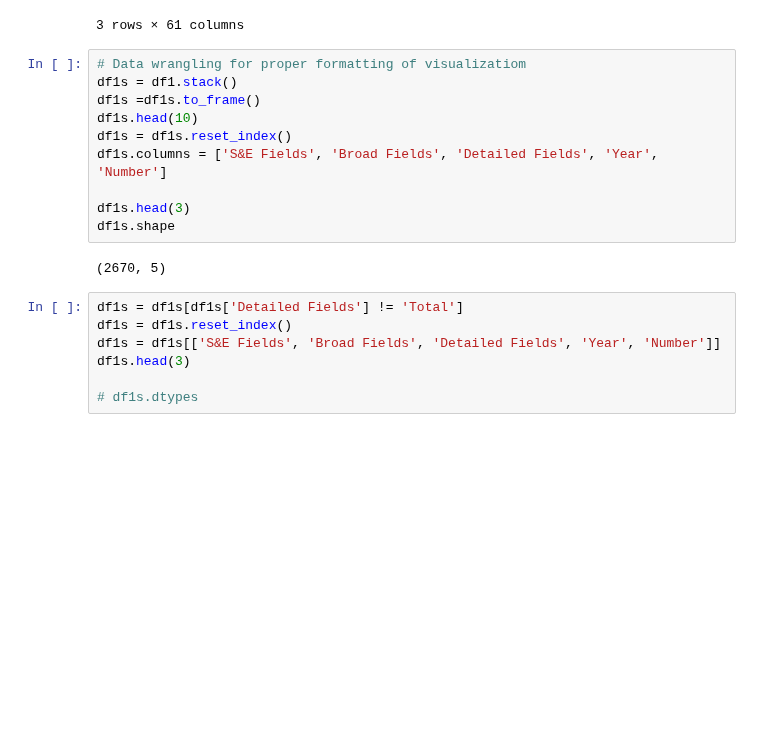
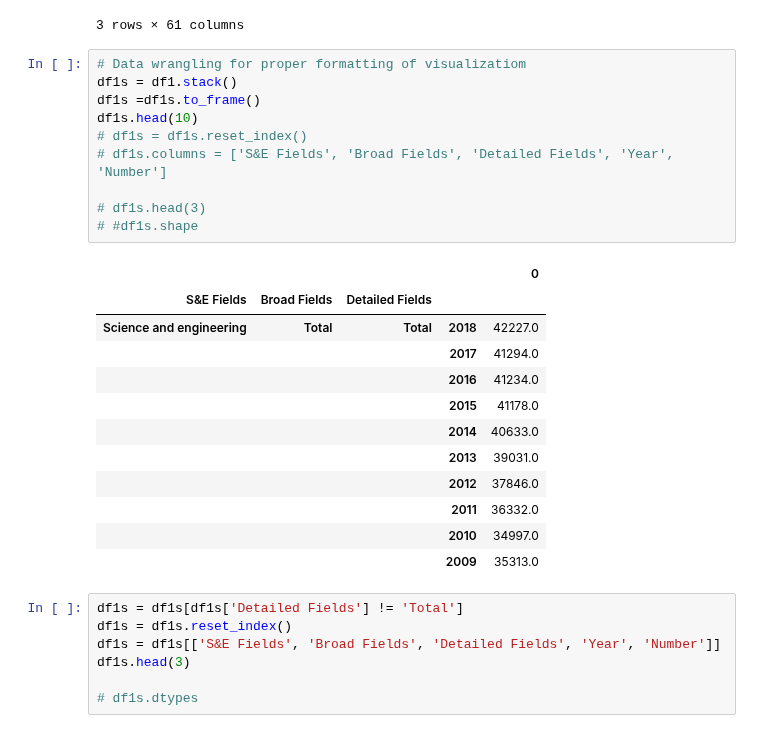
Before and after one commit to mulukenm/DataVisualization, a Jupyter notebook: SQLComparisonVisualization.ipynb, the cells around one changed output. Drawn from its saved outputs; the diff is of its cells as text; blank space fills up the shorter version.

```diff
--- a/SQLComparisonVisualization.ipynb
+++ b/SQLComparisonVisualization.ipynb
@@ -67,15 +67,26 @@ df1.head(3)
 # %%
 # Data wrangling for proper formatting of visualizatiom
 df1s = df1.stack()
 df1s =df1s.to_frame()
 df1s.head(10)
-df1s = df1s.reset_index()
-df1s.columns = ['S&E Fields', 'Broad Fields', 'Detailed Fields', 'Year', 'Number']
+# df1s = df1s.reset_index()
+# df1s.columns = ['S&E Fields', 'Broad Fields', 'Detailed Fields', 'Year', 'Number']
 
-df1s.head(3)
-df1s.shape
+# df1s.head(3)
+# #df1s.shape
 # %% [output]
-(2670, 5)
+|  |  |  |  | 0 |
+| S&E Fields | Broad Fields | Detailed Fields |  |  |
+| Science and engineering | Total | Total | 2018 | 42227.0 |
+|  |  |  | 2017 | 41294.0 |
+|  |  |  | 2016 | 41234.0 |
+|  |  |  | 2015 | 41178.0 |
+|  |  |  | 2014 | 40633.0 |
+|  |  |  | 2013 | 39031.0 |
+|  |  |  | 2012 | 37846.0 |
+|  |  |  | 2011 | 36332.0 |
+|  |  |  | 2010 | 34997.0 |
+|  |  |  | 2009 | 35313.0 |
 # %%
 df1s = df1s[df1s['Detailed Fields'] != 'Total']
 df1s = df1s.reset_index()
```
